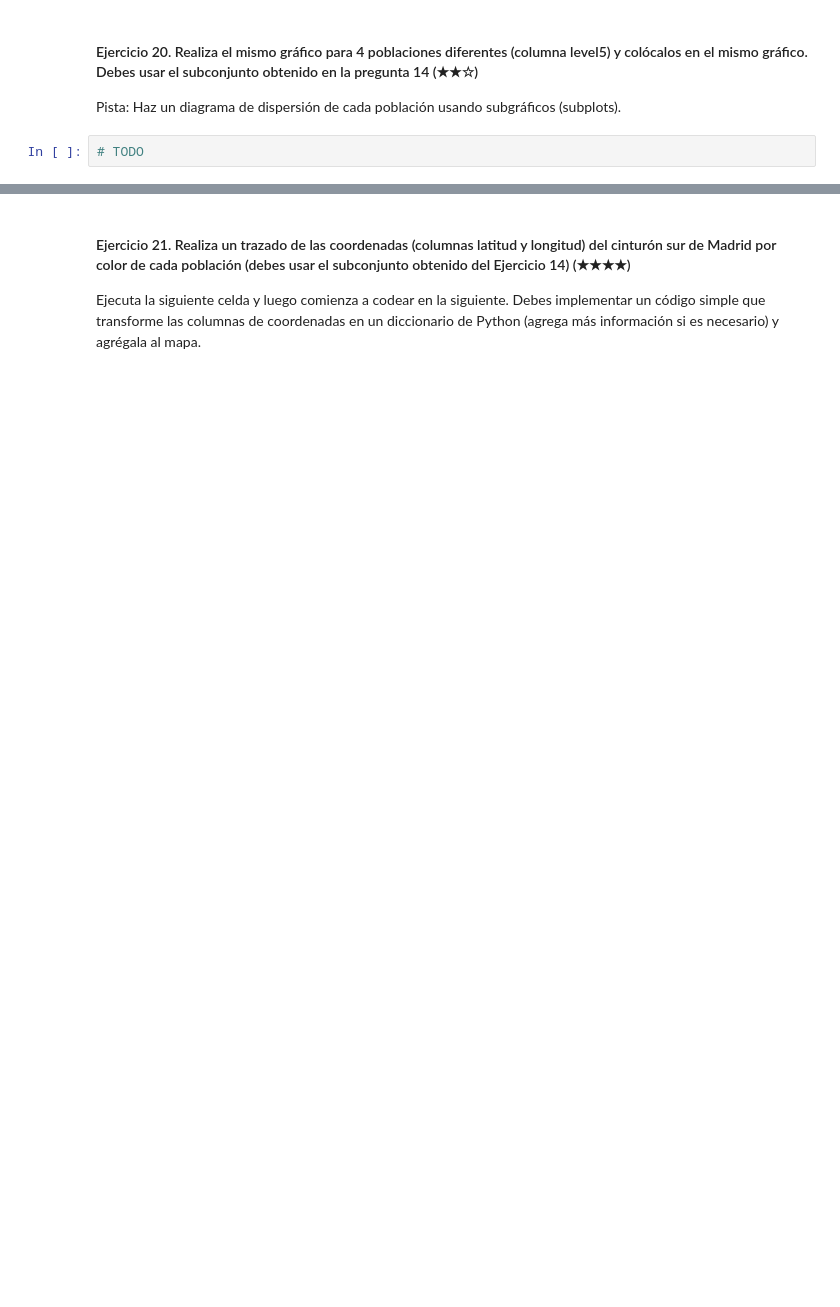
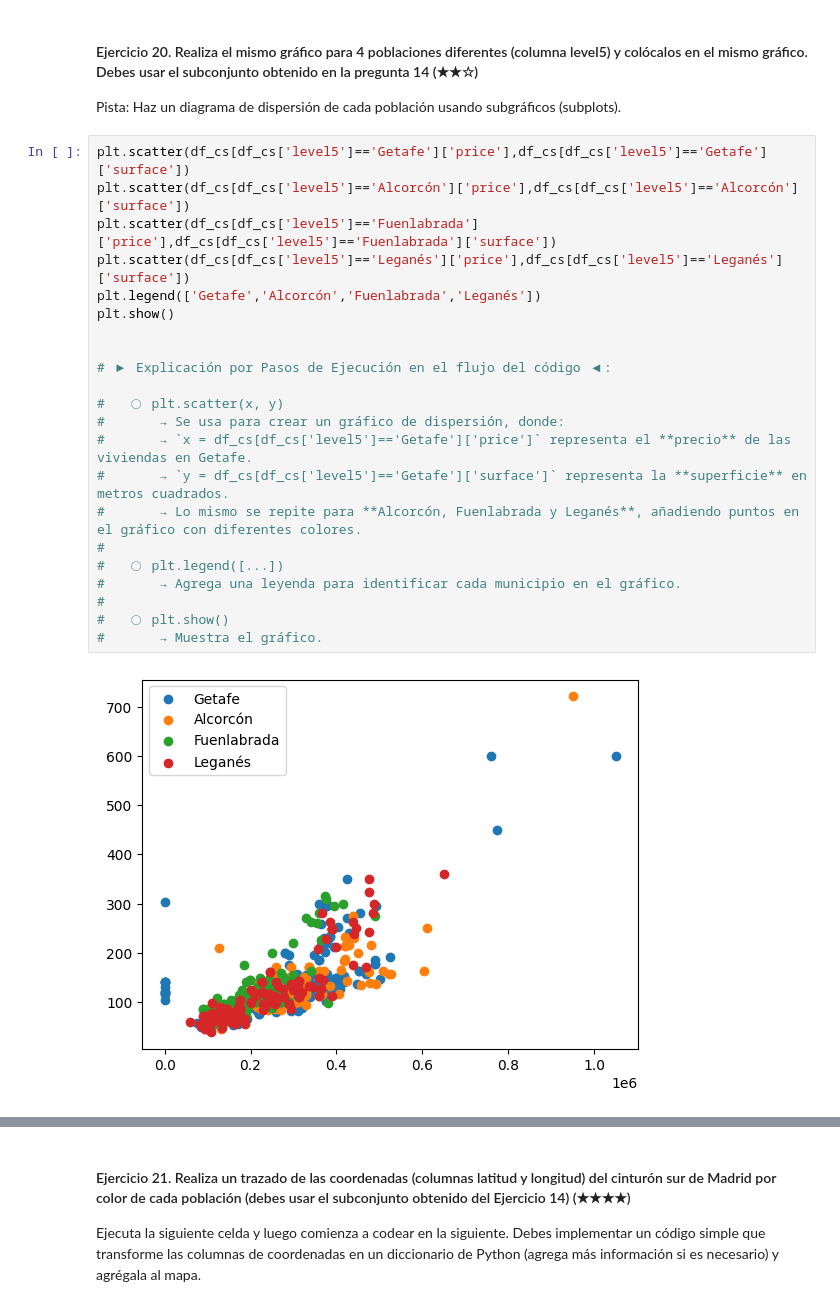
Before and after one commit to mvlarra/realestate-datacleanup-exercise, a Jupyter notebook: Prework_project.es_VL.ipynb, the cells around one changed output, grey strips where cells are left out. Cells and saved outputs as stored; diff of their text form; blank space fills up the shorter version.

```diff
--- a/Prework_project.es_VL.ipynb
+++ b/Prework_project.es_VL.ipynb
@@ -1227,4 +1310,26 @@ Pista: Crea una nueva columna llamada `pps` (price per square en inglés) y lueg
 #### Ejercicio 20. Realiza el mismo gráfico para 4 poblaciones diferentes (columna level5) y colócalos en el mismo gráfico. Debes usar el subconjunto obtenido en la pregunta 14 (★★☆)
 Pista: Haz un diagrama de dispersión de cada población usando subgráficos (subplots).
 # %%
-# TODO
+plt.scatter(df_cs[df_cs['level5']=='Getafe']['price'],df_cs[df_cs['level5']=='Getafe']['surface'])
+plt.scatter(df_cs[df_cs['level5']=='Alcorcón']['price'],df_cs[df_cs['level5']=='Alcorcón']['surface'])
+plt.scatter(df_cs[df_cs['level5']=='Fuenlabrada']['price'],df_cs[df_cs['level5']=='Fuenlabrada']['surface'])
+plt.scatter(df_cs[df_cs['level5']=='Leganés']['price'],df_cs[df_cs['level5']=='Leganés']['surface'])
+plt.legend(['Getafe','Alcorcón','Fuenlabrada','Leganés'])
+plt.show()
+
+
+# ▶ Explicación por Pasos de Ejecución en el flujo del código ◀:
+
+#   ◯ plt.scatter(x, y)
+#       → Se usa para crear un gráfico de dispersión, donde:
+#       → `x = df_cs[df_cs['level5']=='Getafe']['price']` representa el **precio** de las viviendas en Getafe.
+#       → `y = df_cs[df_cs['level5']=='Getafe']['surface']` representa la **superficie** en metros cuadrados.
+#       → Lo mismo se repite para **Alcorcón, Fuenlabrada y Leganés**, añadiendo puntos en el gráfico con diferentes colores.
+#
+#   ◯ plt.legend([...])
+#       → Agrega una leyenda para identificar cada municipio en el gráfico.
+#
+#   ◯ plt.show()
+#       → Muestra el gráfico.
+# %% [output]
+[figure, added]
```
Also changed, not shown: parts of 5 cells of this notebook, 1 other file.
